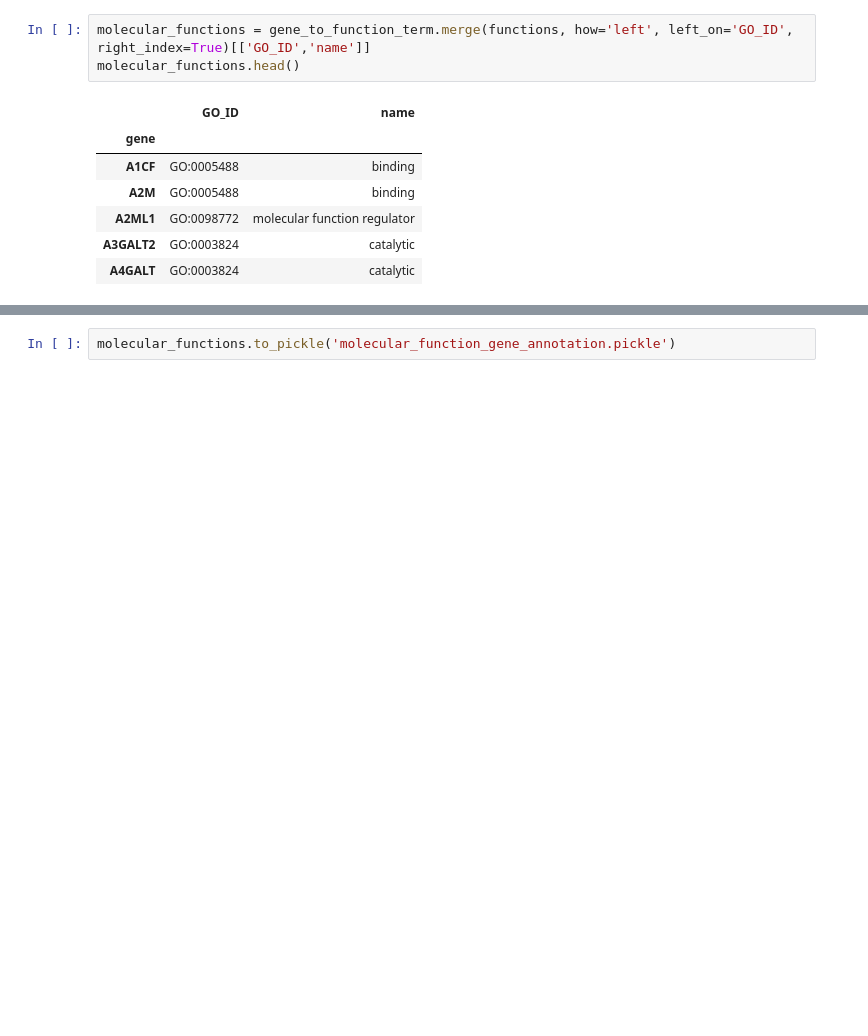
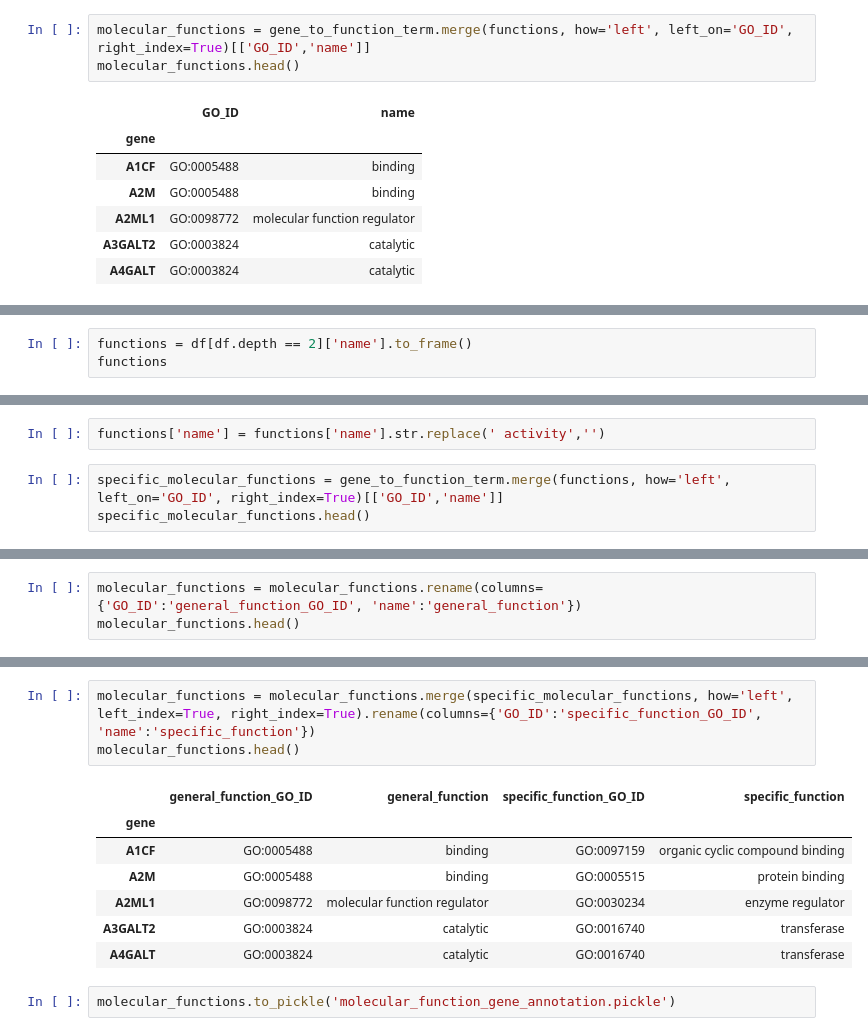
Before and after one commit to fraenkel-lab/OmicsIntegrator2, a Jupyter notebook: annotation/molecular_function.ipynb, the cells around one changed output, grey strips where cells are left out. Cells and saved outputs as stored; diff of their text form; blank space fills up the shorter version.

Commit message:
second pass at molecular function.

```diff
--- a/annotation/molecular_function.ipynb
+++ b/annotation/molecular_function.ipynb
@@ -261,0 +407,3 @@ molecular_functions.head()
+# %%
+functions = df[df.depth == 2]['name'].to_frame()
+functions
@@ -261,0 +429,5 @@ molecular_functions.head()
+# %%
+functions['name'] = functions['name'].str.replace(' activity','')
+# %%
+specific_molecular_functions = gene_to_function_term.merge(functions, how='left', left_on='GO_ID', right_index=True)[['GO_ID','name']]
+specific_molecular_functions.head()
@@ -261,0 +442,3 @@ molecular_functions.head()
+# %%
+molecular_functions = molecular_functions.rename(columns={'GO_ID':'general_function_GO_ID', 'name':'general_function'})
+molecular_functions.head()
@@ -262,2 +453,13 @@ molecular_functions.head()
+# %%
+molecular_functions = molecular_functions.merge(specific_molecular_functions, how='left', left_index=True, right_index=True).rename(columns={'GO_ID':'specific_function_GO_ID', 'name':'specific_function'})
+molecular_functions.head()
+# %% [output]
+|  | general_function_GO_ID | general_function | specific_function_GO_ID | specific_function |
+| gene |  |  |  |  |
+| A1CF | GO:0005488 | binding | GO:0097159 | organic cyclic compound binding |
+| A2M | GO:0005488 | binding | GO:0005515 | protein binding |
+| A2ML1 | GO:0098772 | molecular function regulator | GO:0030234 | enzyme regulator |
+| A3GALT2 | GO:0003824 | catalytic | GO:0016740 | transferase |
+| A4GALT | GO:0003824 | catalytic | GO:0016740 | transferase |
 # %%
 molecular_functions.to_pickle('molecular_function_gene_annotation.pickle')
```
Also changed, not shown: parts of 26 cells of this notebook, 1 other file.
